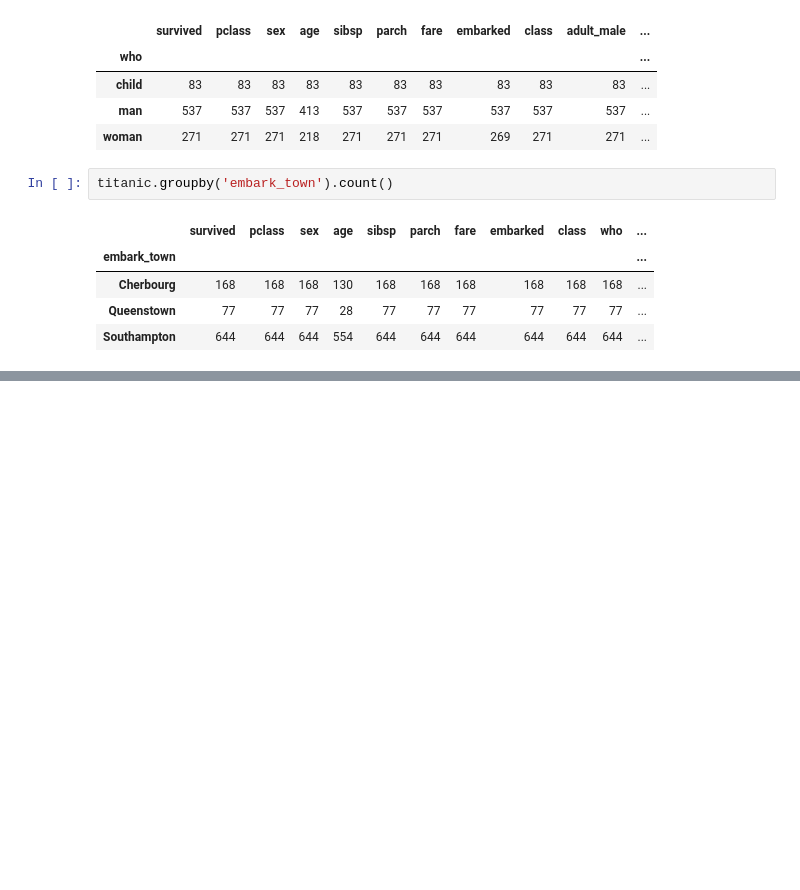
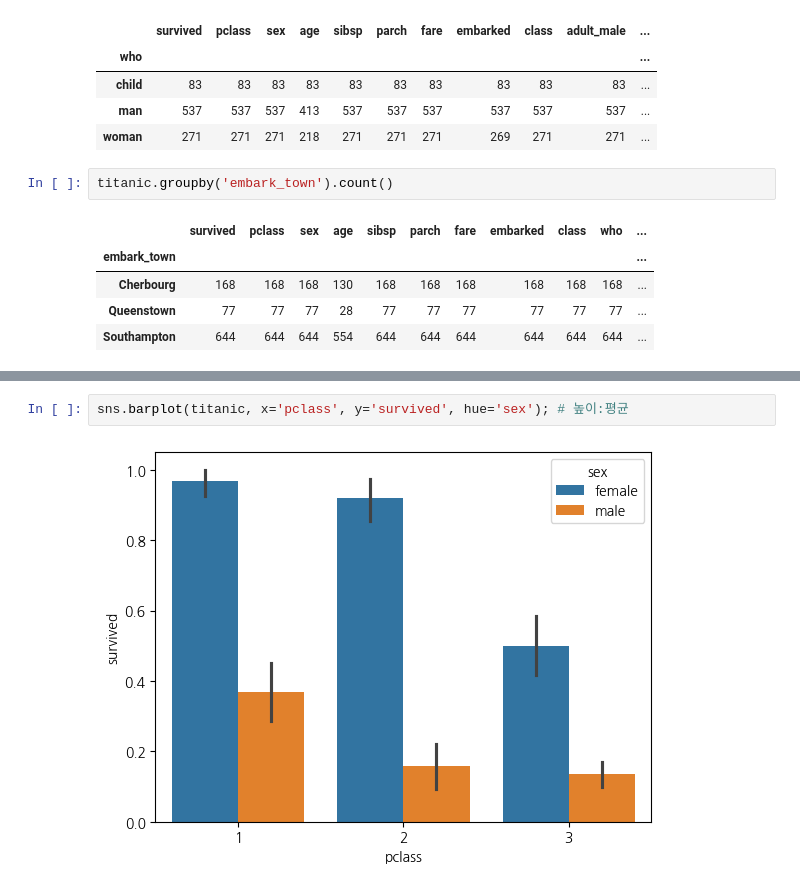
Before and after one commit to syejin2004/2024-1-my-BDA, a Jupyter notebook: inclass/02w_0319_tue_dataframe_basic.ipynb, the cells around one changed output, grey strips where cells are left out. Saved outputs shown, nothing was run; the diff lists cells and outputs as text; blank space fills up the shorter version.

```diff
--- a/inclass/02w_0319_tue_dataframe_basic.ipynb
+++ b/inclass/02w_0319_tue_dataframe_basic.ipynb
@@ -285,0 +312,4 @@ titanic.groupby('embark_town').count()
+# %%
+sns.barplot(titanic, x='pclass', y='survived', hue='sex'); # 높이:평균
+# %% [output]
+[figure, added]
```
Also changed, not shown: parts of 56 cells of this notebook.
